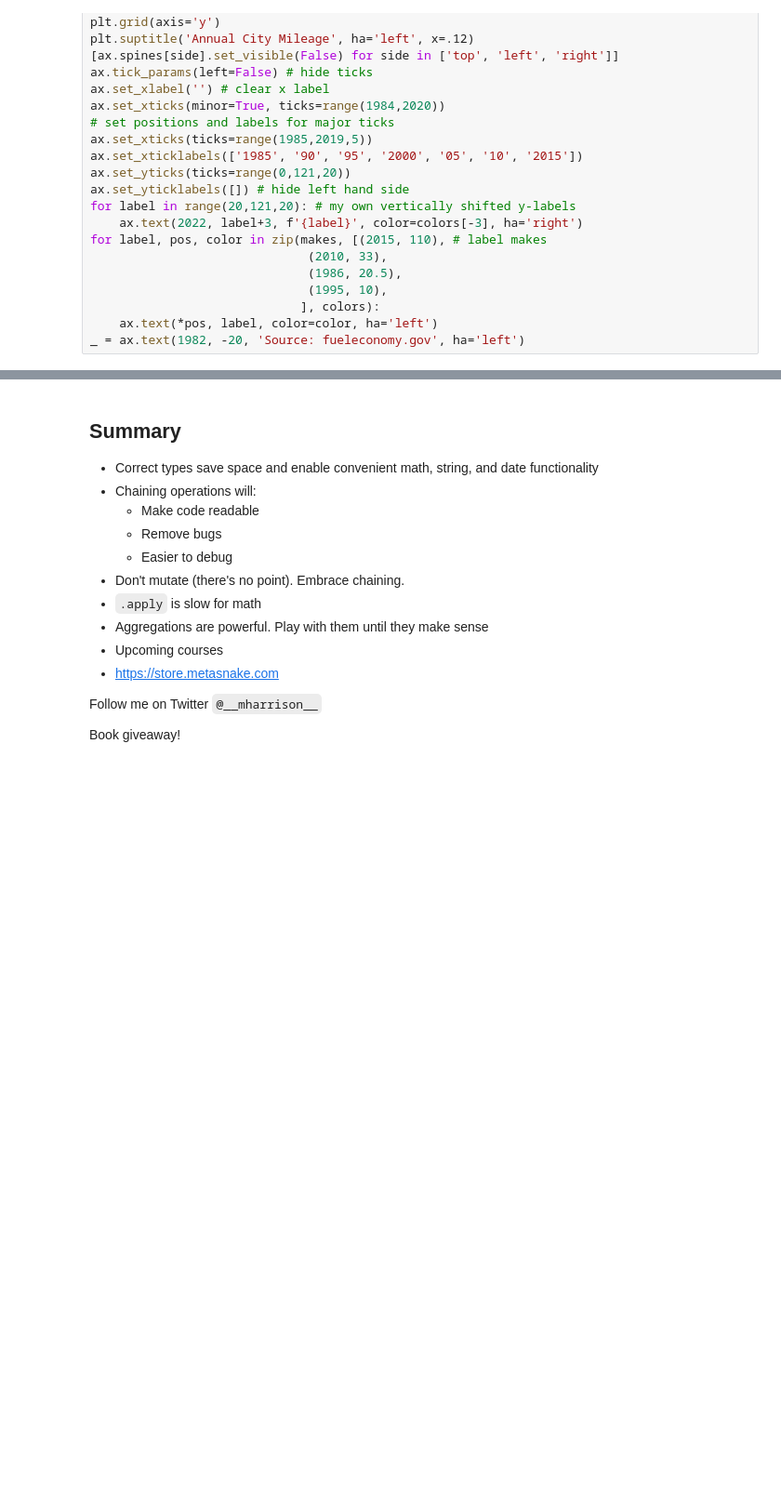
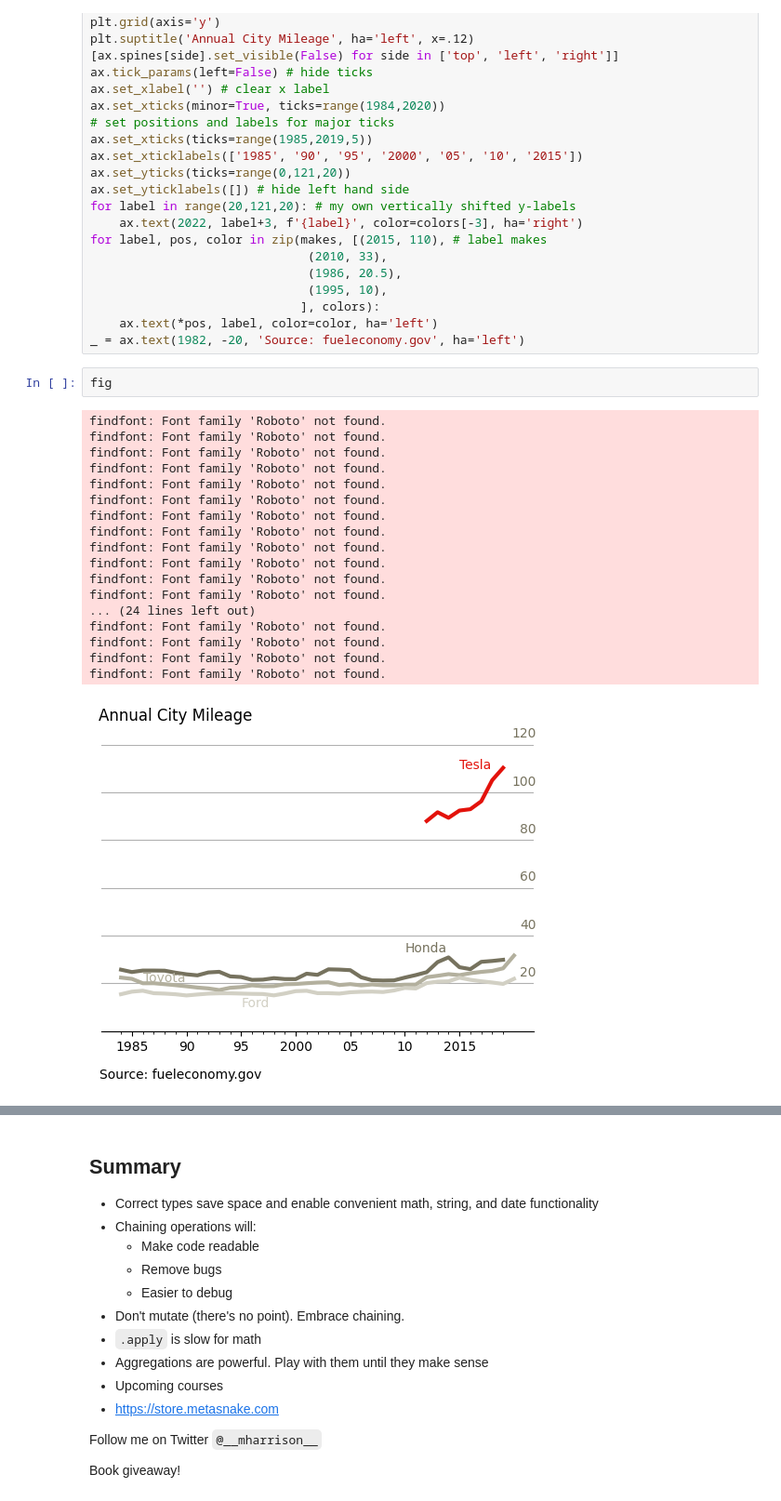
Before and after one commit to mattharrison/2023-odsc-east, a Jupyter notebook: pandas/Idiomatic Pandas.ipynb, the cells around one changed output, grey strips where cells are left out. Shown at 93% size. Cells and saved outputs as stored; diff of their text form; blank space fills up the shorter version.

```diff
--- a/pandas/Idiomatic Pandas.ipynb
+++ b/pandas/Idiomatic Pandas.ipynb
@@ -812,3 +1629,24 @@ for label, pos, color in zip(makes, [(2015, 110), # label makes
                              ], colors):
     ax.text(*pos, label, color=color, ha='left')
 _ = ax.text(1982, -20, 'Source: fueleconomy.gov', ha='left')
+# %%
+fig
+# %% [output]
+findfont: Font family 'Roboto' not found.
+findfont: Font family 'Roboto' not found.
+findfont: Font family 'Roboto' not found.
+findfont: Font family 'Roboto' not found.
+findfont: Font family 'Roboto' not found.
+findfont: Font family 'Roboto' not found.
+findfont: Font family 'Roboto' not found.
+findfont: Font family 'Roboto' not found.
+findfont: Font family 'Roboto' not found.
+findfont: Font family 'Roboto' not found.
+findfont: Font family 'Roboto' not found.
+findfont: Font family 'Roboto' not found.
+... (24 lines left out)
+findfont: Font family 'Roboto' not found.
+findfont: Font family 'Roboto' not found.
+findfont: Font family 'Roboto' not found.
+findfont: Font family 'Roboto' not found.
+[figure, added]
```
Also changed, not shown: parts of 77 cells of this notebook, 1 other file.
